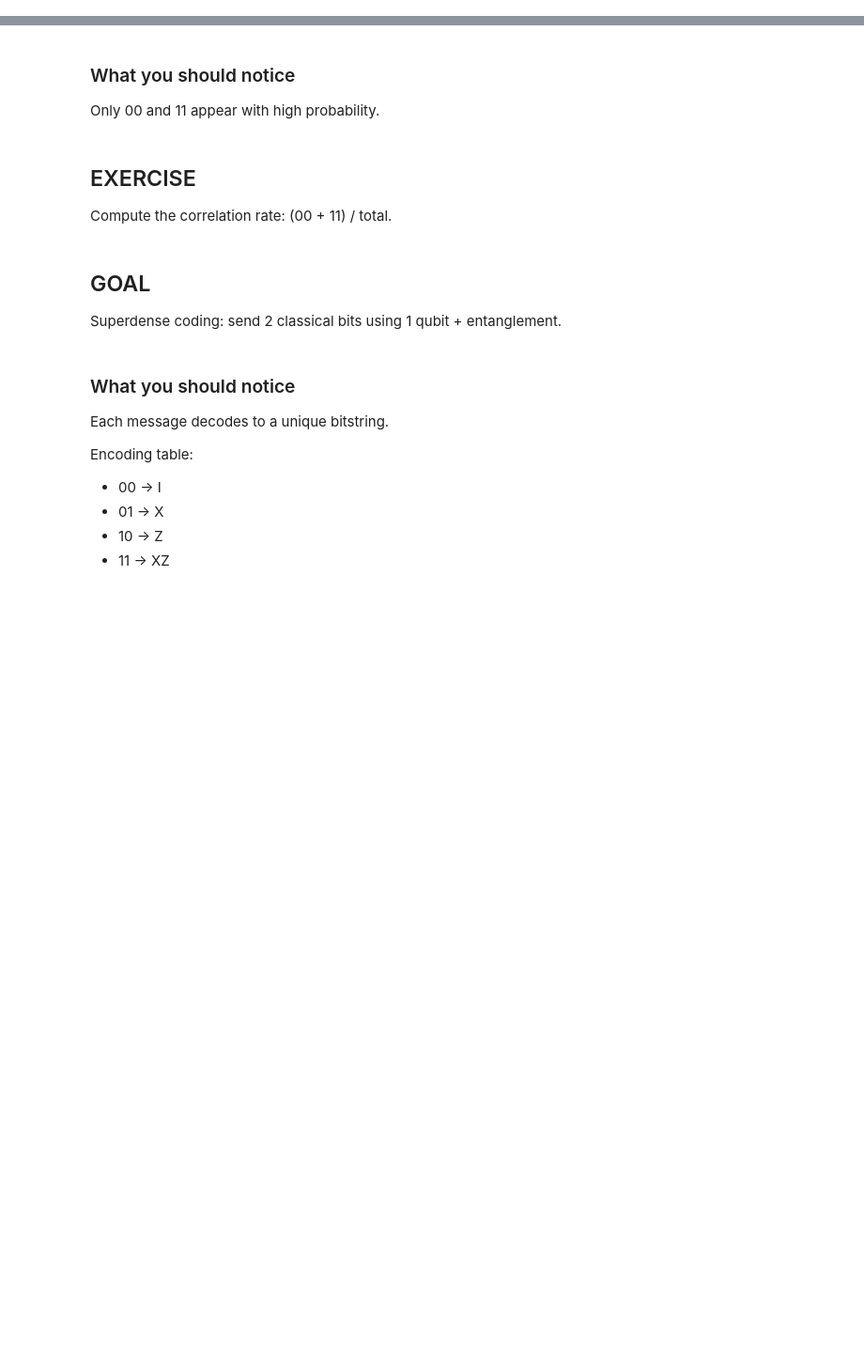
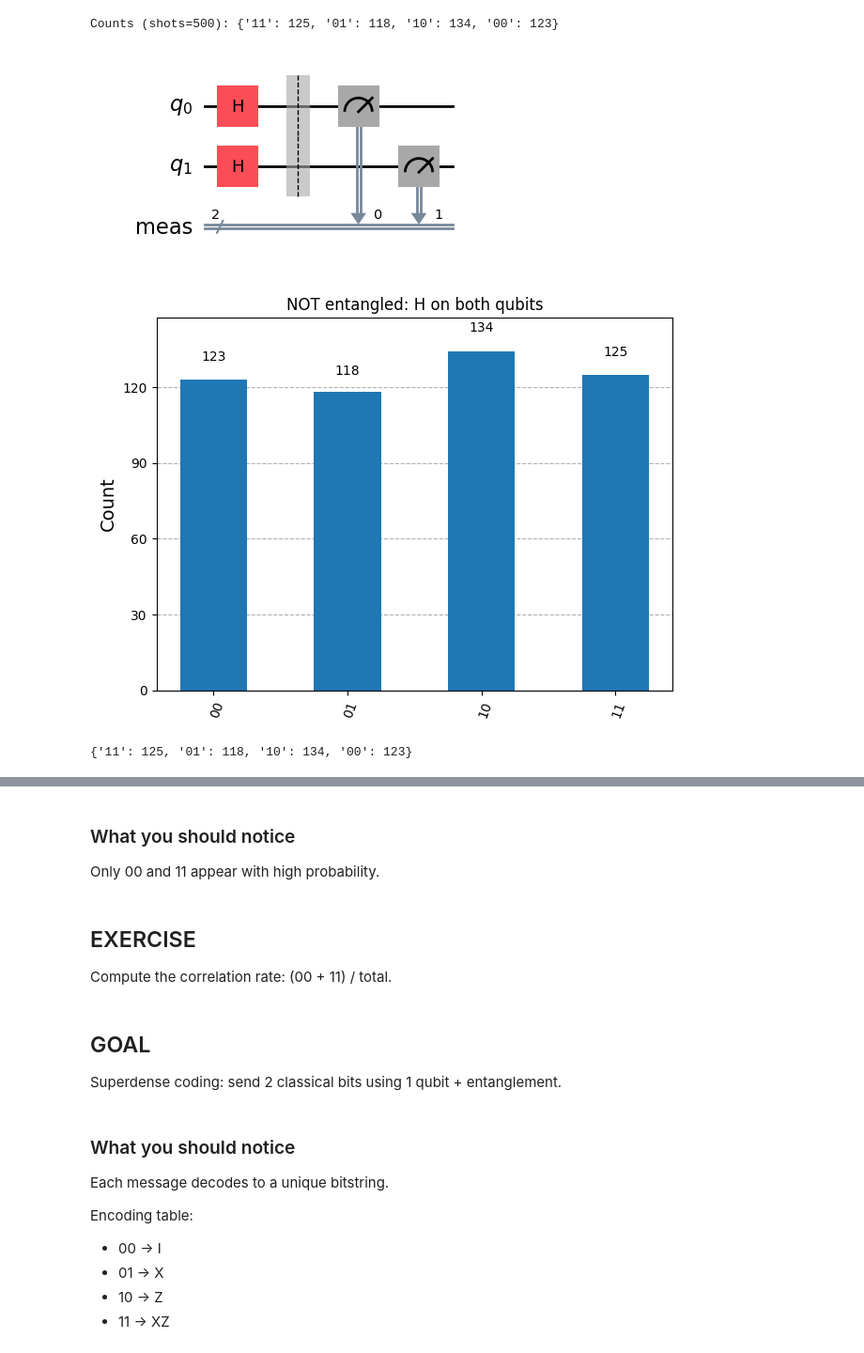
Before and after one commit to souhiab/quantum-computing-hands-on, a Jupyter notebook: Part_03_Entanglement_Superdense/notebooks/03_entanglement_superdense.ipynb, the cells around one changed output, grey strips where cells are left out. Shown at 94% size. Drawn from its saved outputs; the diff is of its cells as text; code cells hidden in the pictures; blank space fills up the shorter version.

```diff
--- a/Part_03_Entanglement_Superdense/notebooks/03_entanglement_superdense.ipynb
+++ b/Part_03_Entanglement_Superdense/notebooks/03_entanglement_superdense.ipynb
@@ -7,42 +151,26 @@ We reuse the same helper functions for all visuals.
 # %%
-# Import QuantumCircuit to build Bell and superdense circuits.
 from qiskit import QuantumCircuit
-# Import Statevector to inspect exact simulator states when needed.
 from qiskit.quantum_info import Statevector
-# Import StatevectorSampler for lightweight, exact sampling (no Aer).
 from qiskit.primitives import StatevectorSampler
-# Import histogram plotting for measurement results.
 from qiskit.visualization import plot_histogram
-# Import display to show circuit diagrams in VS Code.
 from IPython.display import display
-# Import matplotlib to force plot rendering.
 import matplotlib.pyplot as plt
 
-# Create a simulator sampler for all measurements in this notebook.
 sampler = StatevectorSampler()
 
-# Helper: print the statevector (useful for small circuits).
-def show_statevector(circuit_no_measure, label='Statevector'):
-    # Convert the circuit to a statevector before measurement.
+def show_statevector(circuit_no_measure, label="Statevector"):
+    """Print the statevector (works for small circuits)."""
     sv = Statevector.from_instruction(circuit_no_measure)
-    # Print a label for clarity.
-    print(f'\n--- {label} ---')
-    # Print amplitudes for basis states like |00>, |01>, |10>, |11>.
-    print(sv)
-    # Return the statevector for further use if needed.
-    return sv
+    print(f"\n--- {label} ---")
+    print(sv.draw(output="text"))
+  # prints amplitudes of |00>, |01>, |10>, |11>
+    # return sv
 
-# Helper: run a measured circuit and plot the histogram.
-def run_and_plot_counts(circuit_with_measure, shots=500, title='Histogram'):
-    # Run the circuit with the sampler and chosen number of shots.
+def run_and_plot_counts(circuit_with_measure, shots=500, title="Histogram"):
+    """Run on simulator and plot measurement counts."""
     result = sampler.run([circuit_with_measure], shots=shots).result()
-    # Extract counts from the result (measured bitstrings).
     counts = result[0].data.meas.get_counts()
-    # Print counts so students can see the raw numbers.
-    print(f'\nCounts (shots={shots}):', counts)
-    # Plot the histogram of measurement results.
+    print(f"\nCounts (shots={shots}):", counts)
     plot_histogram(counts, title=title)
-    # Force the plot to render in VS Code.
     plt.show()
-    # Return counts for later calculations.
     return counts
@@ -56,0 +209,16 @@ Create a Bell state and observe simulator counts.
+# %%
+# Create a copy with measurement for histogram
+qc_sep = QuantumCircuit(2)
+qc_sep.h(0)
+qc_sep.h(1)
+qc_sep.measure_all()
+
+qc_sep.draw(output="mpl")
+
+# Histogram
+run_and_plot_counts(qc_sep, shots=500, title="NOT entangled: H on both qubits")
+# %% [output]
+Counts (shots=500): {'11': 125, '01': 118, '10': 134, '00': 123}
+[figure, added]
+[figure, added]
+{'11': 125, '01': 118, '10': 134, '00': 123}
```
Also changed, not shown: parts of 23 cells of this notebook.
